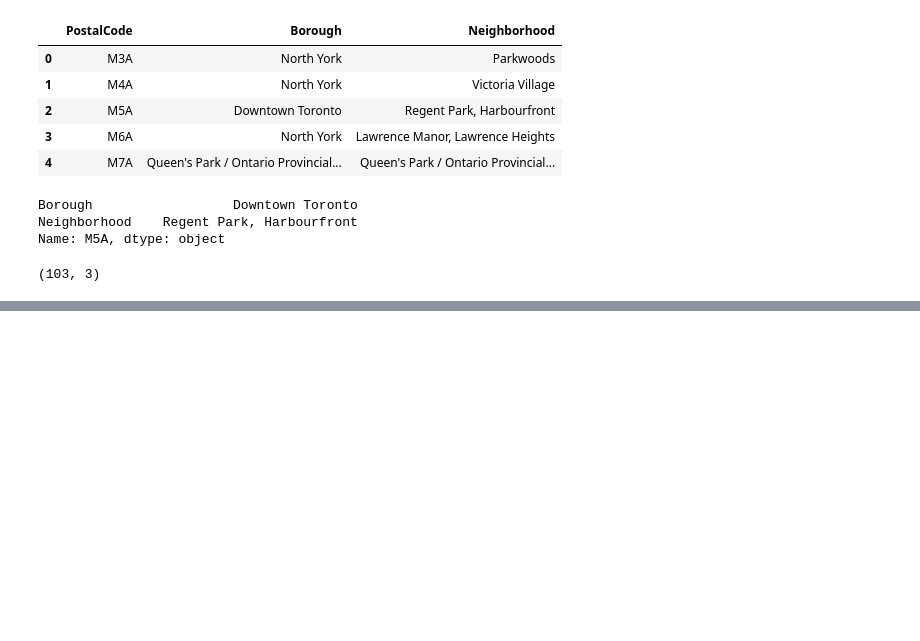
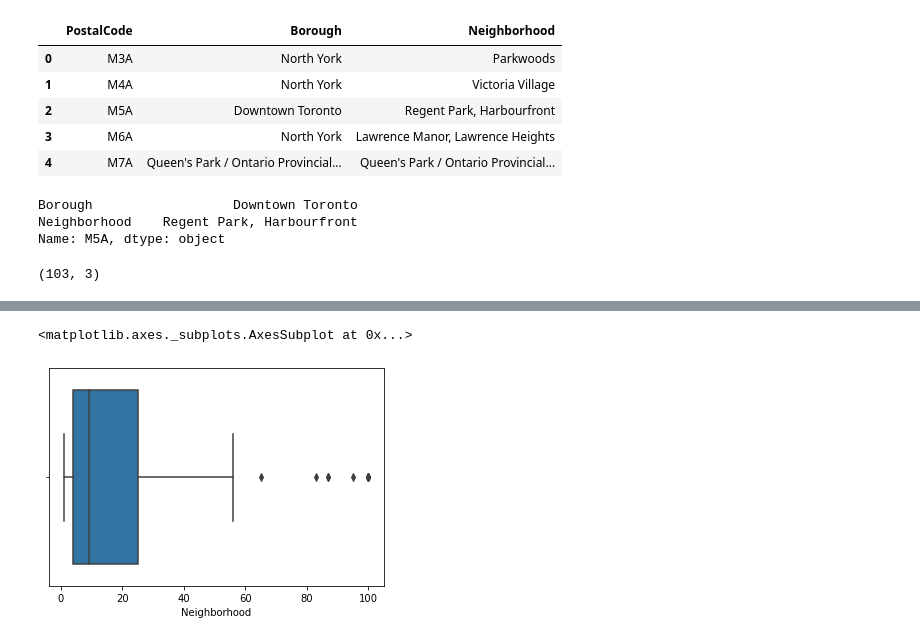
Before and after one commit to YonatanDS-git/Coursera_Capstone, a Jupyter notebook: Canadian Postal Codes.ipynb, the cells around one changed output, grey strips where cells are left out. Saved outputs shown, nothing was run; the diff lists cells and outputs as text; code cells hidden in the pictures; blank space fills up the shorter version.

```diff
--- a/Canadian Postal Codes.ipynb
+++ b/Canadian Postal Codes.ipynb
@@ -75,0 +93,6 @@ df.shape
+# %%
+geoloc = pd.read_csv(
+    'http://cocl.us/Geospatial_data',
+    names=['PostalCode', 'latitude', 'longitude'],
+    header=0
+)
@@ -75,0 +110,2 @@ df.shape
+# %%
+df = pd.merge(df, geoloc, on='PostalCode', how='left')
@@ -75,0 +156,6 @@ df.shape
+# %%
+toronto_venues = getNearbyVenues(
+    names=df['Neighborhood'],
+    latitudes=df['latitude'],
+    longitudes=df['longitude']
+)
@@ -75,0 +173,7 @@ df.shape
+# %%
+nb_venues_per_neighborhood = toronto_venues['Neighborhood'].value_counts()
+# %%
+sns.boxplot(nb_venues_per_neighborhood)
+# %% [output]
+<matplotlib.axes._subplots.AxesSubplot at 0x...>
+[figure, added]
```
Also changed, not shown: parts of 43 cells of this notebook, 1 other file.
